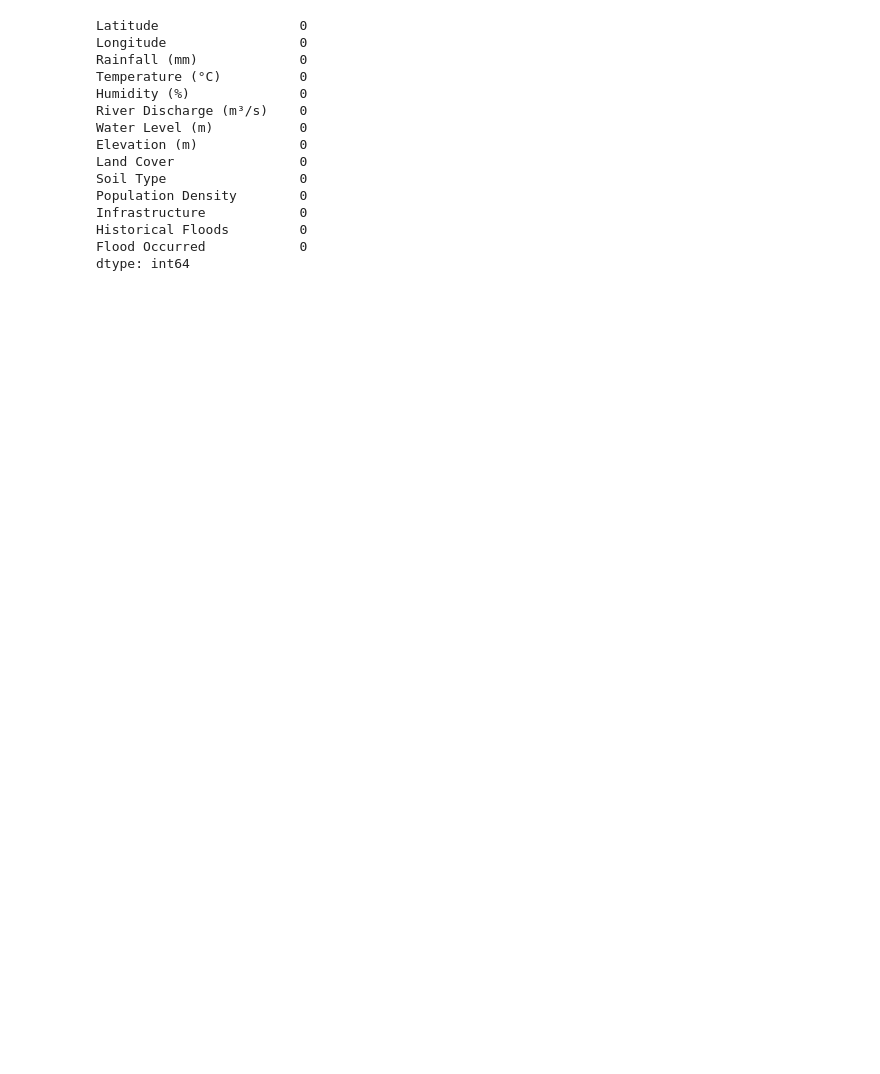
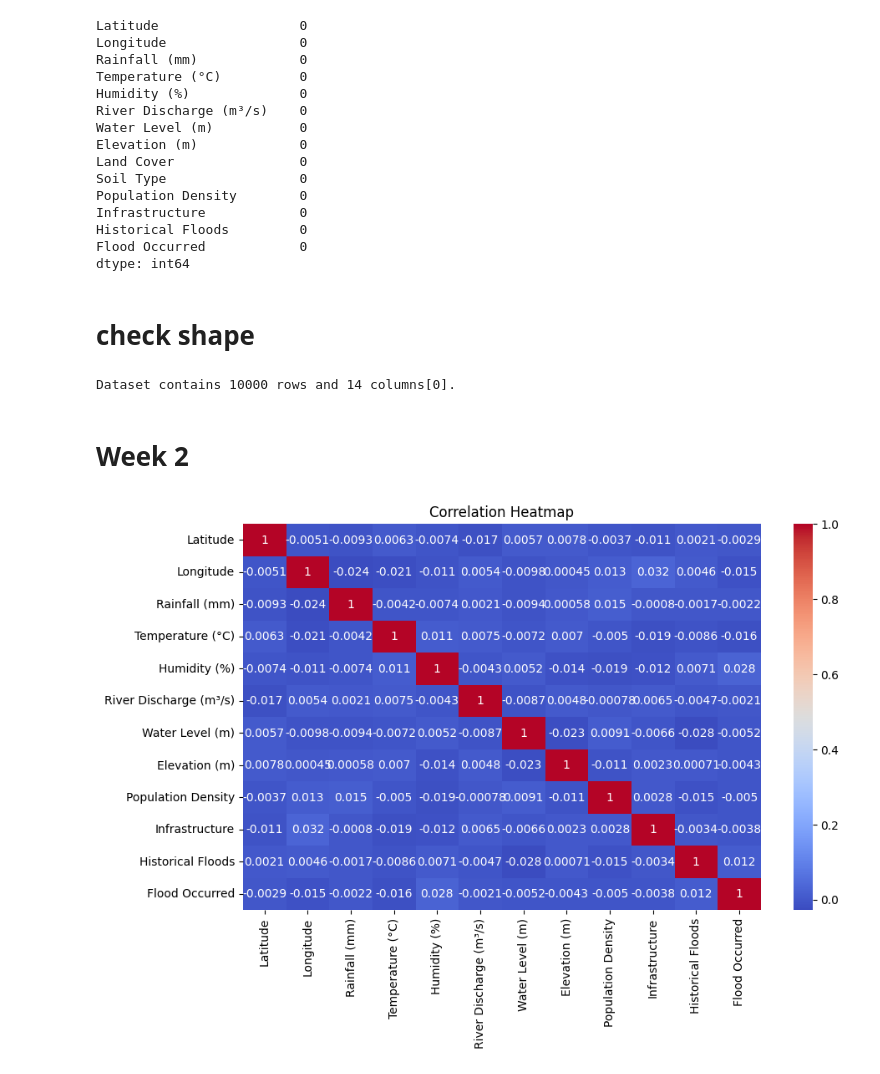
Before and after one commit to Ishitajuyal/Flood_Prediction, a Jupyter notebook: Project_Flood_Prediction.ipynb, the cells around one changed output. Drawn from its saved outputs; the diff is of its cells as text; code cells hidden in the pictures; blank space fills up the shorter version.

Commit message:
Week 2 Assignment .
EDA, data cleaning, encoding, scaling, and train-test split completed .

```diff
--- a/Project_Flood_Prediction.ipynb
+++ b/Project_Flood_Prediction.ipynb
@@ -99,3 +103,21 @@ Infrastructure            0
 Historical Floods         0
 Flood Occurred            0
 dtype: int64
+# %% [markdown]
+# check shape
+# %%
+print("Dataset contains",flood_data.shape[0],"rows and",flood_data.shape[1],"columns[0].")
+# %% [output]
+Dataset contains 10000 rows and 14 columns[0].
+# %% [markdown]
+# Week 2
+# %%
+# Exploratory Data Analysis (EDA)
+
+# Correlation heatmap (numerical features only)
+plt.figure(figsize=(10,6))
+sns.heatmap(flood_data.select_dtypes(include=np.number).corr(), annot=True, cmap="coolwarm")
+plt.title("Correlation Heatmap")
+plt.show()
+# %% [output]
+[figure, added]
```
Also changed, not shown: parts of 12 cells of this notebook, 1 other file.
